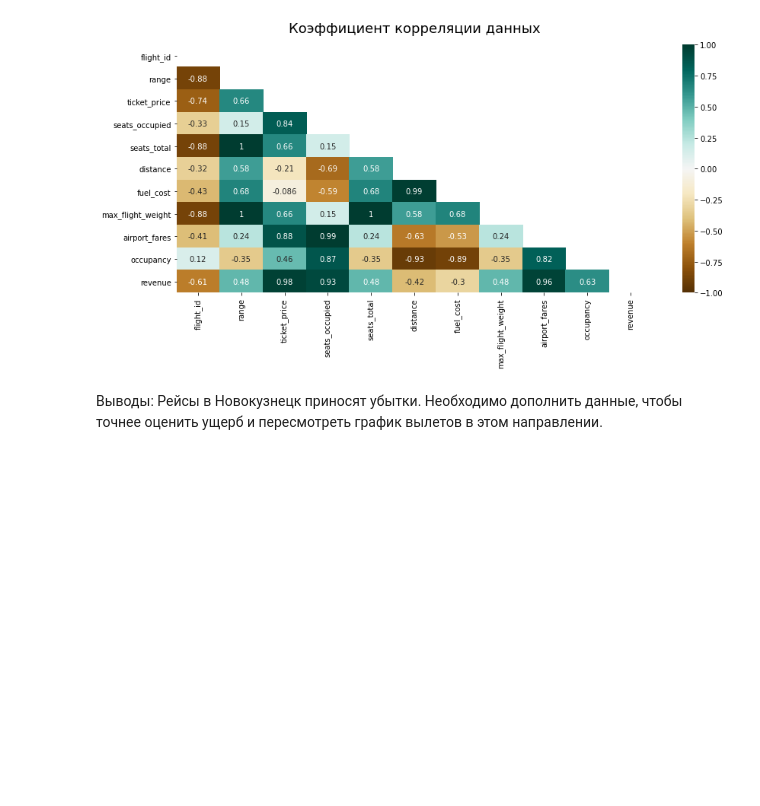
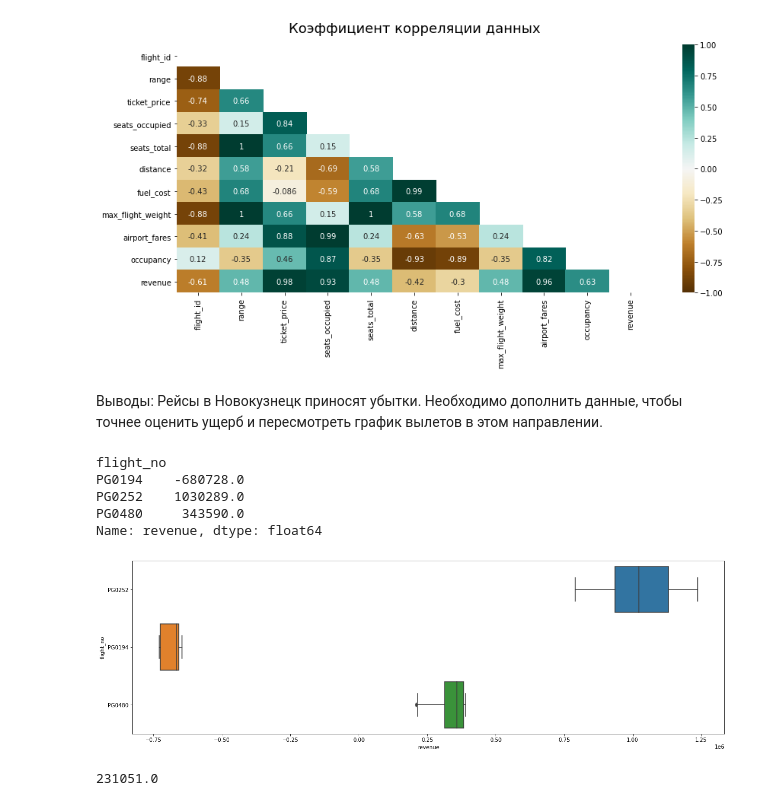
Before and after one commit to ktaov/Ktaov_rep, a Jupyter notebook: module_4/Project_4_Airports.ipynb, the cells around one changed output. Drawn from its saved outputs; the diff is of its cells as text; code cells hidden in the pictures; blank space fills up the shorter version.

Commit message:
Add files via upload
Added conclusions about flight numbers

```diff
--- a/module_4/Project_4_Airports.ipynb
+++ b/module_4/Project_4_Airports.ipynb
@@ -335,3 +335,21 @@ plt.savefig('corr_airports.png', dpi=300, bbox_inches='tight')
 Выводы:
     Рейсы в Новокузнецк приносят убытки. Необходимо дополнить данные, чтобы точнее оценить ущерб и пересмотреть
     график вылетов в этом направлении.
+# %%
+round(df[['flight_no','revenue']].groupby(['flight_no']).mean(),0).revenue
+# %% [output]
+flight_no
+PG0194    -680728.0
+PG0252    1030289.0
+PG0480     343590.0
+Name: revenue, dtype: float64
+# %%
+plt.figure(figsize=(20, 6))
+sns.boxplot(data = df, y="flight_no", x="revenue")
+plt.savefig('avg_revenues.png', dpi=300, bbox_inches='tight')
+# %% [output]
+[figure, added]
+# %%
+round(df[['flight_no','revenue']].groupby(['flight_no']).mean().revenue.mean(),0)
+# %% [output]
+231051.0
```
